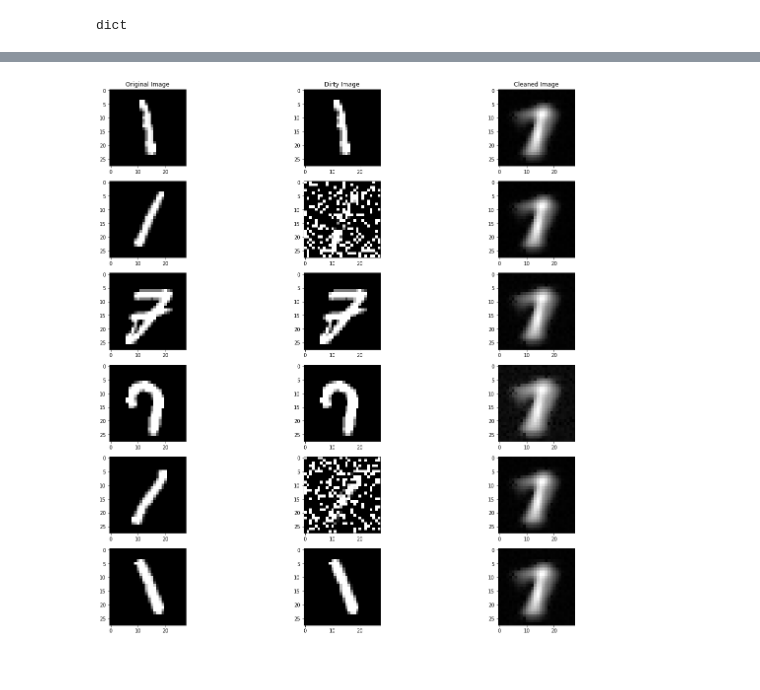
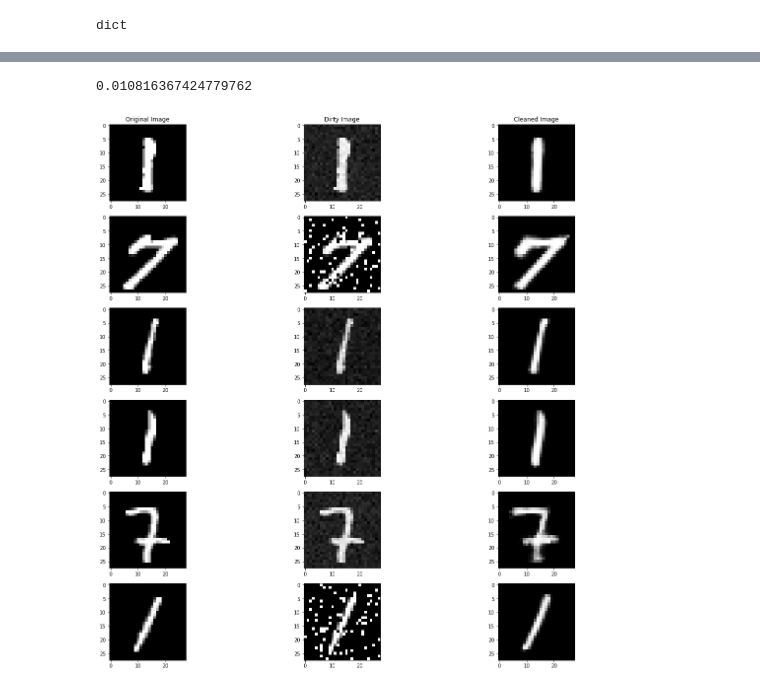
Before and after one commit to franzele21/autoencodeur_tp, a Jupyter notebook: DenoisingAutoencoder.ipynb, the cells around one changed output, grey strips where cells are left out. Cells and saved outputs as stored; diff of their text form; code cells hidden in the pictures.

Commit message:
[FMU] MODIFIED : added documentation / trained the best model and plotted the predction

```diff
--- a/DenoisingAutoencoder.ipynb
+++ b/DenoisingAutoencoder.ipynb
@@ -258,6 +260,18 @@ Here, we define the autoencoder model.
 """
 
 class denoising_model(nn.Module):
+  """
+  Autoencodeur, capable d'être personnalisé au niveau du nombre de neurones dans la / les couche(s) cachée(s) et au nombre de couches cachées.
+
+  Paramètres :
+  ------------
+  `hidden_layer_nb`: int (default=1)
+    Nombre de couche cachées
+  `hidden_size`: int (default=256)
+    Nombre de neurones dans chaque couche de la couche cachée
+  `latent_size`: int (default=64)
+    Nombre de neurone dans la zone latente
+  """
   def __init__(self, hidden_layer_nb=1, hidden_size = 256, latent_size=64, img_size=28*28):
     super(denoising_model,self).__init__()
 
@@ -388,3 +438,3 @@ def train(model, optimizer, epochs, device, trainloader, testloader):
 # %%
-train(model, optimizer, 120, device, trainloader, testdata)
+train_test(model, optimizer, criterion, 120, device, trainloader, testdata)
 # %% [output]
@@ -456,3 +539,6 @@ with open("output_gridsearch.txt") as file:
 type(results)
 # %% [output]
 dict
+# %%
+best_model = denoising_model(**[results[j]["params"] for j in range(48) if results[j]["true_error"] == min([results[i]["true_error"] for i in range(48)])][0])
+print(best_model)
@@ -464,3 +574,7 @@ plt.plot(range(len(losslist)), losslist)
+# %%
+true_error
+# %% [output]
+0.010816367424779762
 # %%
 """
 Here, we try to visualize some of the results.
@@ -468,34 +582,34 @@ We randomly generate 6 numbers in between 1 and 10k , run them through the model
 and show the results with comparisons
 """
 f,axes= plt.subplots(6,3,figsize=(20,20))
 axes[0,0].set_title("Original Image")
 axes[0,1].set_title("Dirty Image")
 axes[0,2].set_title("Cleaned Image")
 
 test_imgs=np.random.randint(0,len(xtest),size=6)
 for idx in range((6)):
   dirty=testset[test_imgs[idx]][0]
   clean=testset[test_imgs[idx]][1]
   label=testset[test_imgs[idx]][2]
   dirty=dirty.view(dirty.size(0),-1).type(torch.FloatTensor)
   dirty=dirty.to(device)
-  output=model(dirty)
+  output=best_model(dirty)
 
   output=output.view(1,28,28)
   output=output.permute(1,2,0).squeeze(2)
   output=output.detach().cpu().numpy()
 
   dirty=dirty.view(1,28,28)
   dirty=dirty.permute(1,2,0).squeeze(2)
   dirty=dirty.detach().cpu().numpy()
 
   clean=clean.permute(1,2,0).squeeze(2)
   clean=clean.detach().cpu().numpy()
 
   axes[idx,0].imshow(clean,cmap="gray")
   axes[idx,1].imshow(dirty,cmap="gray")
   axes[idx,2].imshow(output,cmap="gray")
 # %% [output]
-[figure, old version]
+[figure, new version]
 # %%
 PATH = "model"
```
Also changed, not shown: parts of 17 cells of this notebook.
